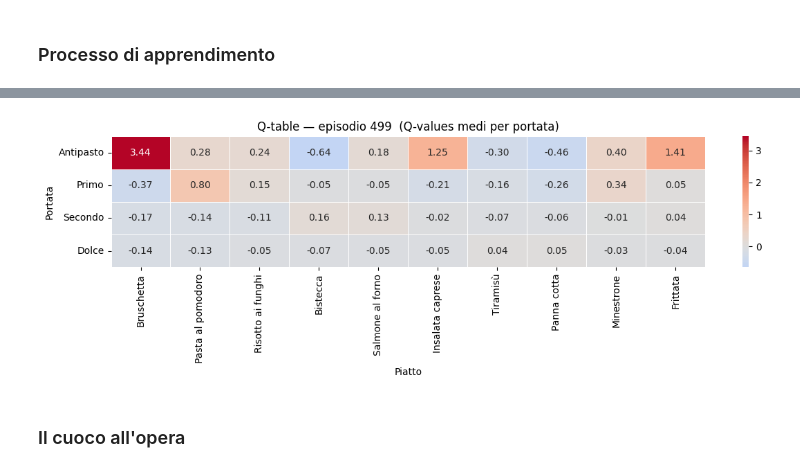
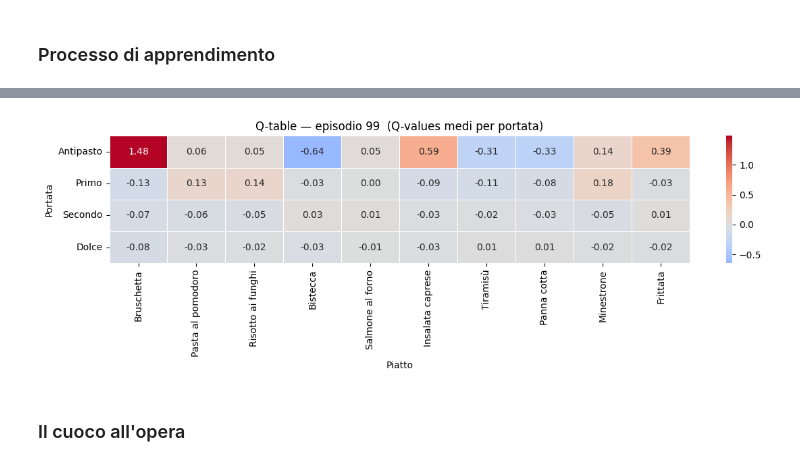
Before and after one commit to afflint/tdl, a Jupyter notebook: 2025-26/machine_learning.ipynb, the cells around one changed output, grey strips where cells are left out. Cells and saved outputs as stored; diff of their text form; code cells hidden in the pictures.

```diff
--- a/2025-26/machine_learning.ipynb
+++ b/2025-26/machine_learning.ipynb
@@ -1011,10 +1011,10 @@ plot_episode_rewards(episode_rewards, window=50)
 # %%
-for episode in range(N_EPISODES - 1500):#[0, 1, 10, 50, 100, 500, N_EPISODES]:
+for episode in range(N_EPISODES - 1900):#[0, 1, 10, 50, 100, 500, N_EPISODES]:
     clear_output(wait=True)
     plot_q_table(snapshots[episode], title=f'Q-table — episodio {episode}')
     time.sleep(0)
 # %% [output]
-[figure, old version]
+[figure, new version]
 # %% [markdown]
 ### Il cuoco all'opera
 # %%
```
Also changed, not shown: parts of 16 cells of this notebook, 2 other files.
